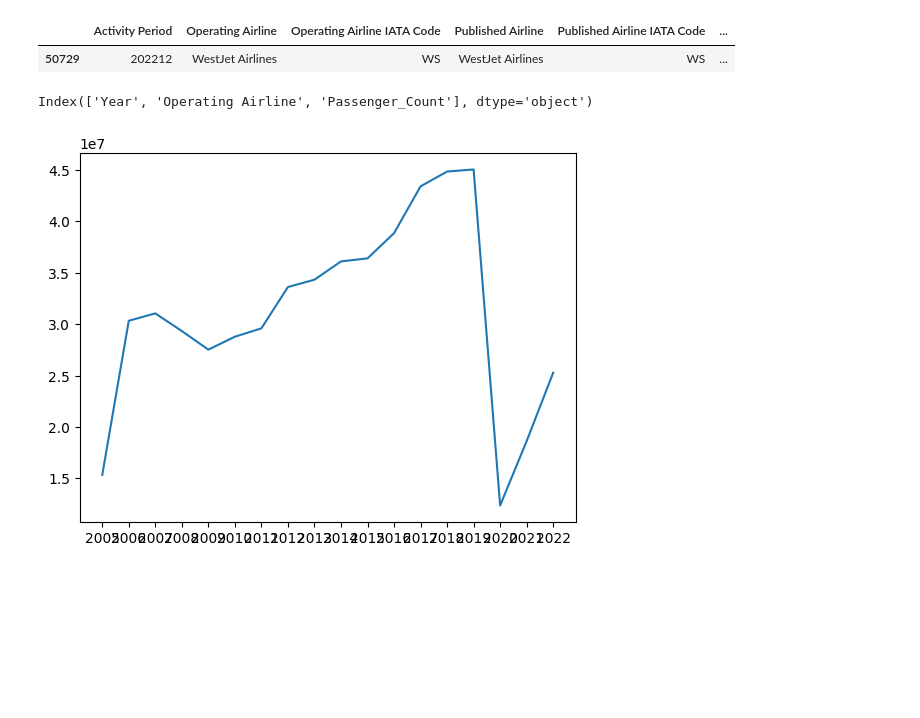
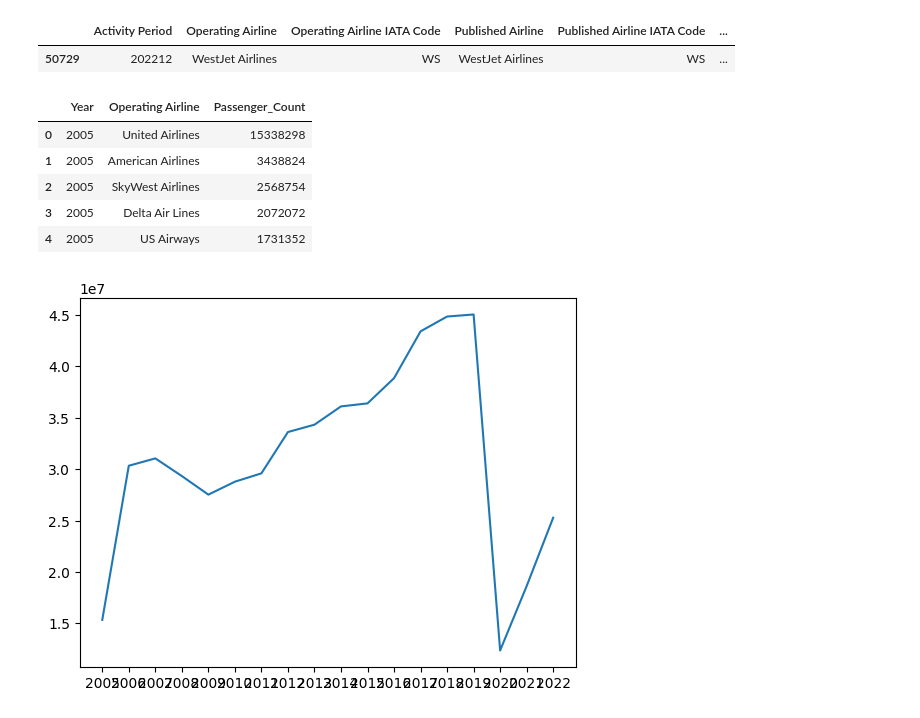
Before and after one commit to atifiu/matplotlib_practice, a Jupyter notebook: Matplotlib_Training1.ipynb, the cells around one changed output. Saved outputs shown, nothing was run; the diff lists cells and outputs as text; code cells hidden in the pictures; blank space fills up the shorter version.

```diff
--- a/Matplotlib_Training1.ipynb
+++ b/Matplotlib_Training1.ipynb
@@ -34,19 +34,25 @@ df.tail(1)
 # %%
 # creating the aggregate data of passenger data calculating the passenger count of each Airlines Year by Year
 # and retaining only top 10 of each year as df_summary
 
 df_summary = (
     df[["Passenger Count", "Operating Airline", "Year"]]
     .groupby(["Year", "Operating Airline"])
     .agg(Passenger_Count=("Passenger Count", "sum"))
     .reset_index()
     .sort_values(["Year", "Passenger_Count"], ascending=[True, False])
     .groupby(["Year"], as_index=False, sort=False)
     .nth[:10].reset_index(drop = True)
 )
 df_summary.columns
+df_summary.head()
 # %% [output]
-Index(['Year', 'Operating Airline', 'Passenger_Count'], dtype='object')
+|  | Year | Operating Airline | Passenger_Count |
+| 0 | 2005 | United Airlines | 15338298 |
+| 1 | 2005 | American Airlines | 3438824 |
+| 2 | 2005 | SkyWest Airlines | 2568754 |
+| 3 | 2005 | Delta Air Lines | 2072072 |
+| 4 | 2005 | US Airways | 1731352 |
 # %%
 #Just the basic plot without any additional details for a single airlines
 plt.plot(df_summary[df_summary['Operating Airline']=='United Airlines']['Year'], \
```
Also changed, not shown: parts of 3 cells of this notebook, 1 other file.
